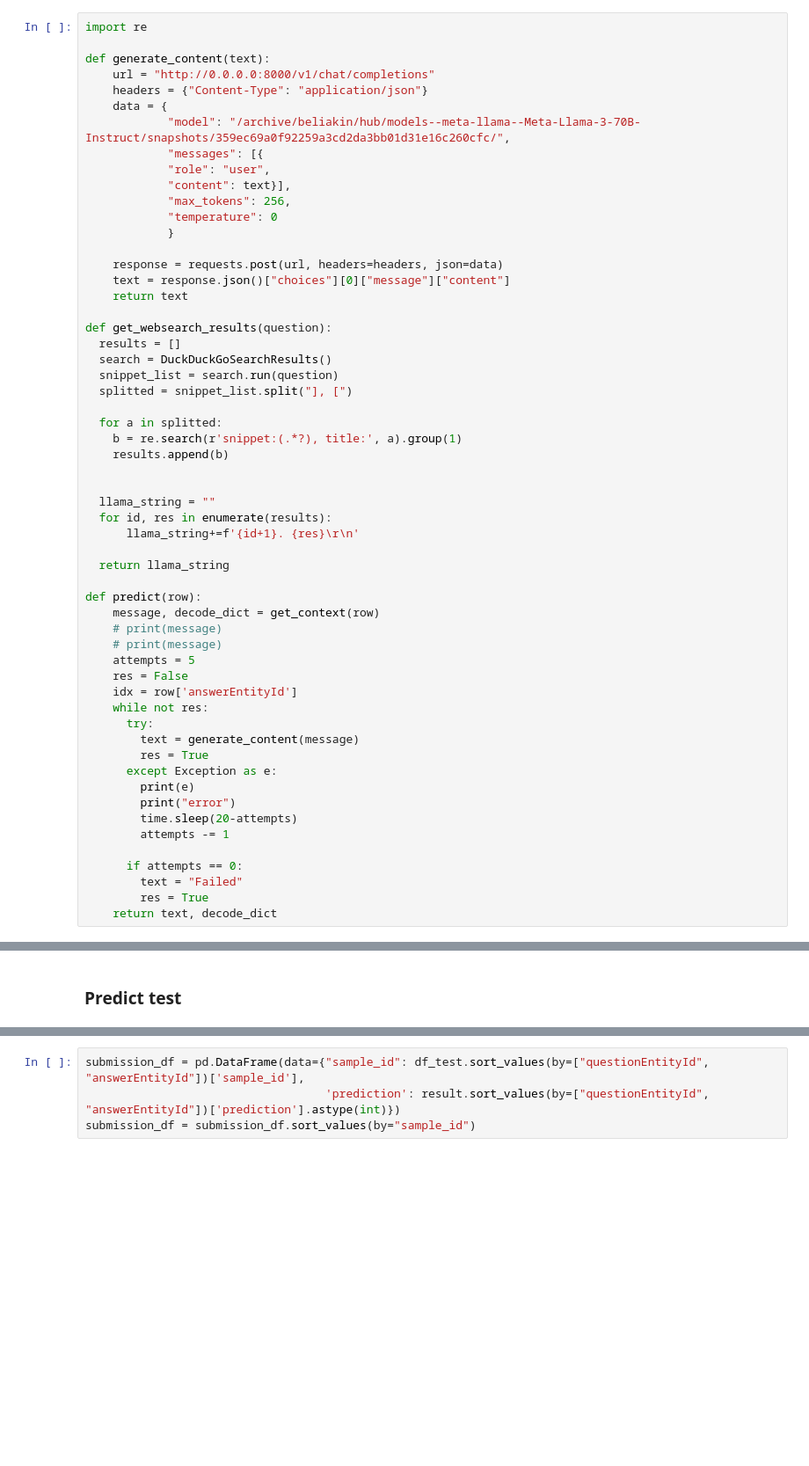
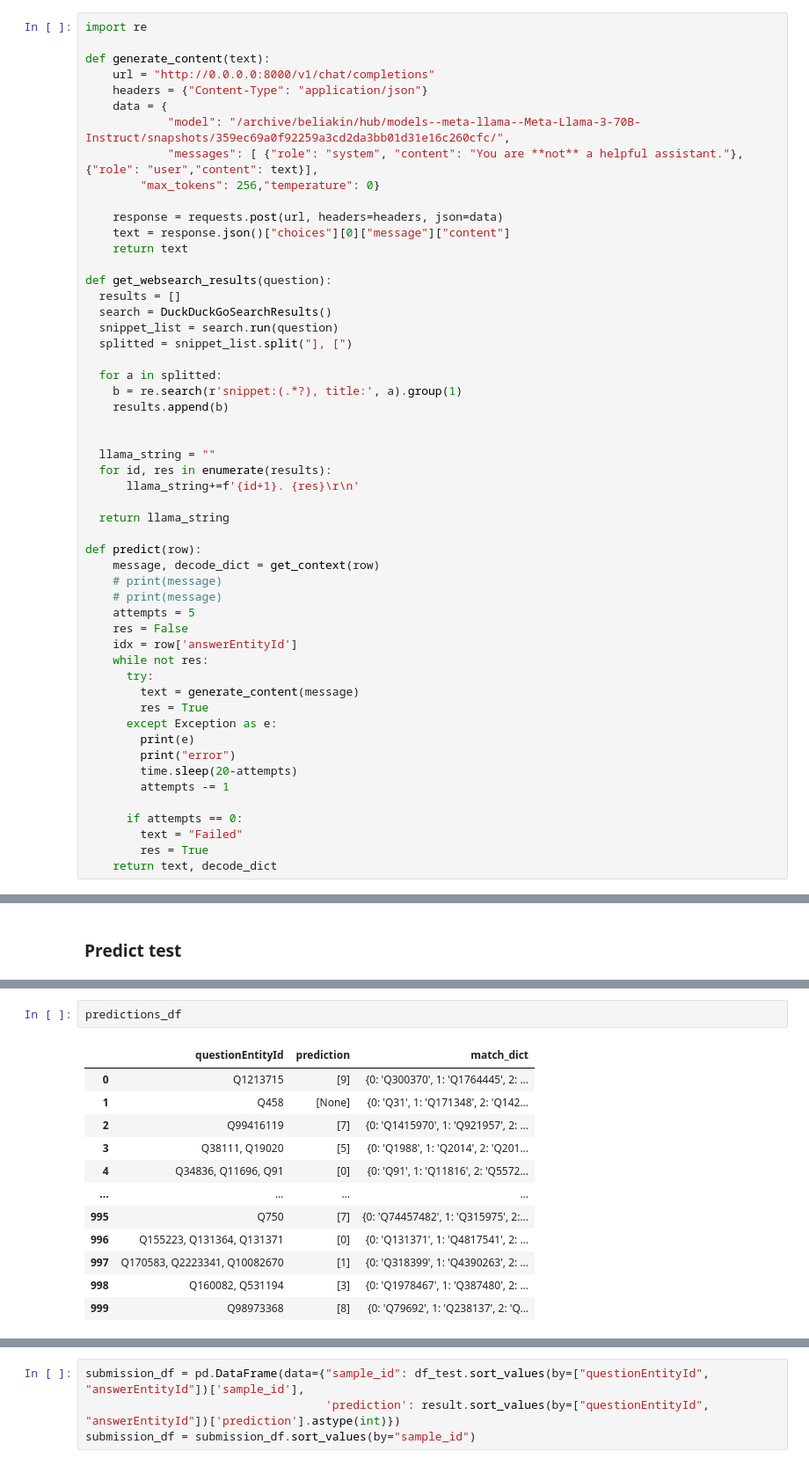
Before and after one commit to b-l-a-i-n/knowledge_fusion, a Jupyter notebook: notebooks/kd_experiments.ipynb, the cells around one changed output, grey strips where cells are left out. Shown at 88% size. Drawn from its saved outputs; the diff is of its cells as text; blank space fills up the shorter version.

```diff
--- a/notebooks/kd_experiments.ipynb
+++ b/notebooks/kd_experiments.ipynb
@@ -69,12 +73,8 @@ def generate_content(text):
     headers = {"Content-Type": "application/json"}
     data = {
             "model": "/archive/beliakin/hub/models--meta-llama--Meta-Llama-3-70B-Instruct/snapshots/359ec69a0f92259a3cd2da3bb01d31e16c260cfc/",
-            "messages": [{
-            "role": "user",
-            "content": text}],
-            "max_tokens": 256,
-            "temperature": 0
-            }
+            "messages": [ {"role": "system", "content": "You are **not** a helpful assistant."}, {"role": "user","content": text}],
+        "max_tokens": 256,"temperature": 0}
 
     response = requests.post(url, headers=headers, json=data)
     text = response.json()["choices"][0]["message"]["content"]
@@ -368,2 +397,17 @@ preds_name = "llama_70B_test_descriptions_ws.csv"
 predictions_df = pd.DataFrame(all_rows)
 predictions_df.to_csv(preds_name)
+# %%
+predictions_df
+# %% [output]
+|  | questionEntityId | prediction | match_dict |
+| 0 | Q1213715 | [9] | {0: 'Q300370', 1: 'Q1764445', 2: ... |
+| 1 | Q458 | [None] | {0: 'Q31', 1: 'Q171348', 2: 'Q142... |
+| 2 | Q99416119 | [7] | {0: 'Q1415970', 1: 'Q921957', 2: ... |
+| 3 | Q38111, Q19020 | [5] | {0: 'Q1988', 1: 'Q2014', 2: 'Q201... |
+| 4 | Q34836, Q11696, Q91 | [0] | {0: 'Q91', 1: 'Q11816', 2: 'Q5572... |
+| ... | ... | ... | ... |
+| 995 | Q750 | [7] | {0: 'Q74457482', 1: 'Q315975', 2:... |
+| 996 | Q155223, Q131364, Q131371 | [0] | {0: 'Q131371', 1: 'Q4817541', 2: ... |
+| 997 | Q170583, Q2223341, Q10082670 | [1] | {0: 'Q318399', 1: 'Q4390263', 2: ... |
+| 998 | Q160082, Q531194 | [3] | {0: 'Q1978467', 1: 'Q387480', 2: ... |
+| 999 | Q98973368 | [8] | {0: 'Q79692', 1: 'Q238137', 2: 'Q... |
```
Also changed, not shown: parts of 11 cells of this notebook.
